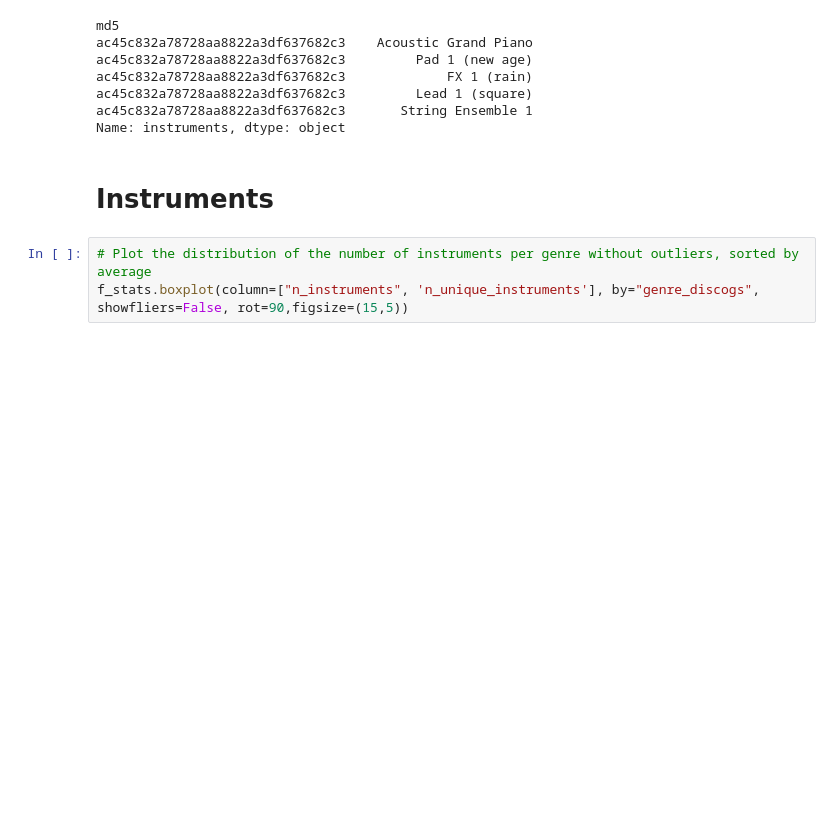
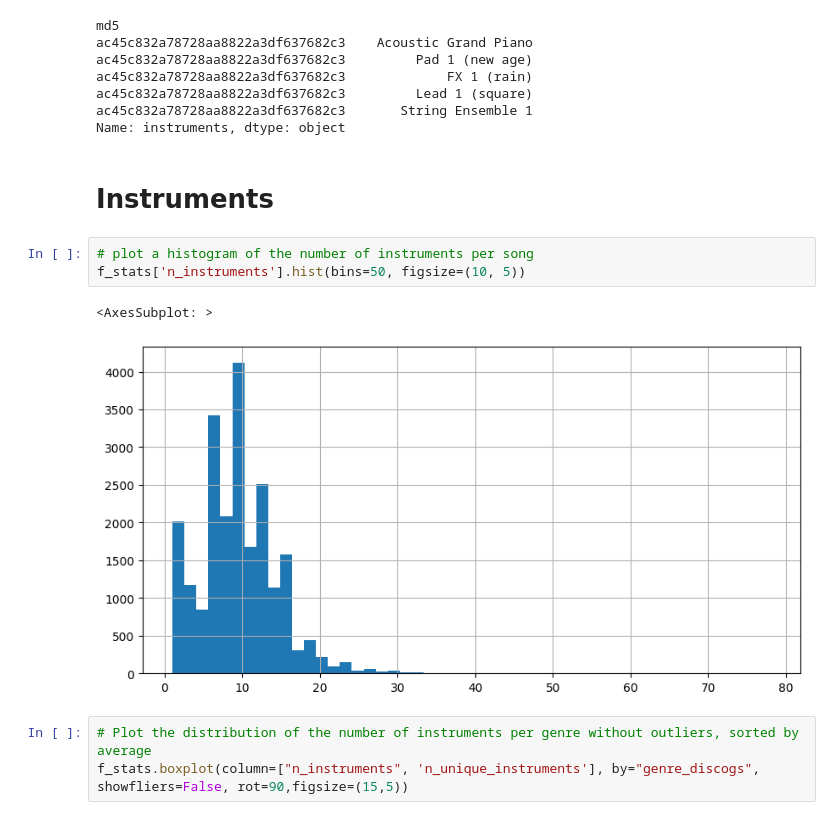
Before and after one commit to m41w4r3exe/the-jam-machine, a Jupyter notebook: notebooks/data_exploration.ipynb, the cells around one changed output. Cells and saved outputs as stored; diff of their text form; blank space fills up the shorter version.

Commit message:
added distribution of number of instruments

```diff
--- a/notebooks/data_exploration.ipynb
+++ b/notebooks/data_exploration.ipynb
@@ -56,6 +56,12 @@ ac45c832a78728aa8822a3df637682c3       String Ensemble 1
 Name: instruments, dtype: object
 # %% [markdown]
 # Instruments
+# %%
+# plot a histogram of the number of instruments per song
+f_stats['n_instruments'].hist(bins=50, figsize=(10, 5))
+# %% [output]
+<AxesSubplot: >
+[figure, added]
 # %%
 # Plot the distribution of the number of instruments per genre without outliers, sorted by average
 f_stats.boxplot(column=["n_instruments", 'n_unique_instruments'], by="genre_discogs", showfliers=False, rot=90,figsize=(15,5))
```
